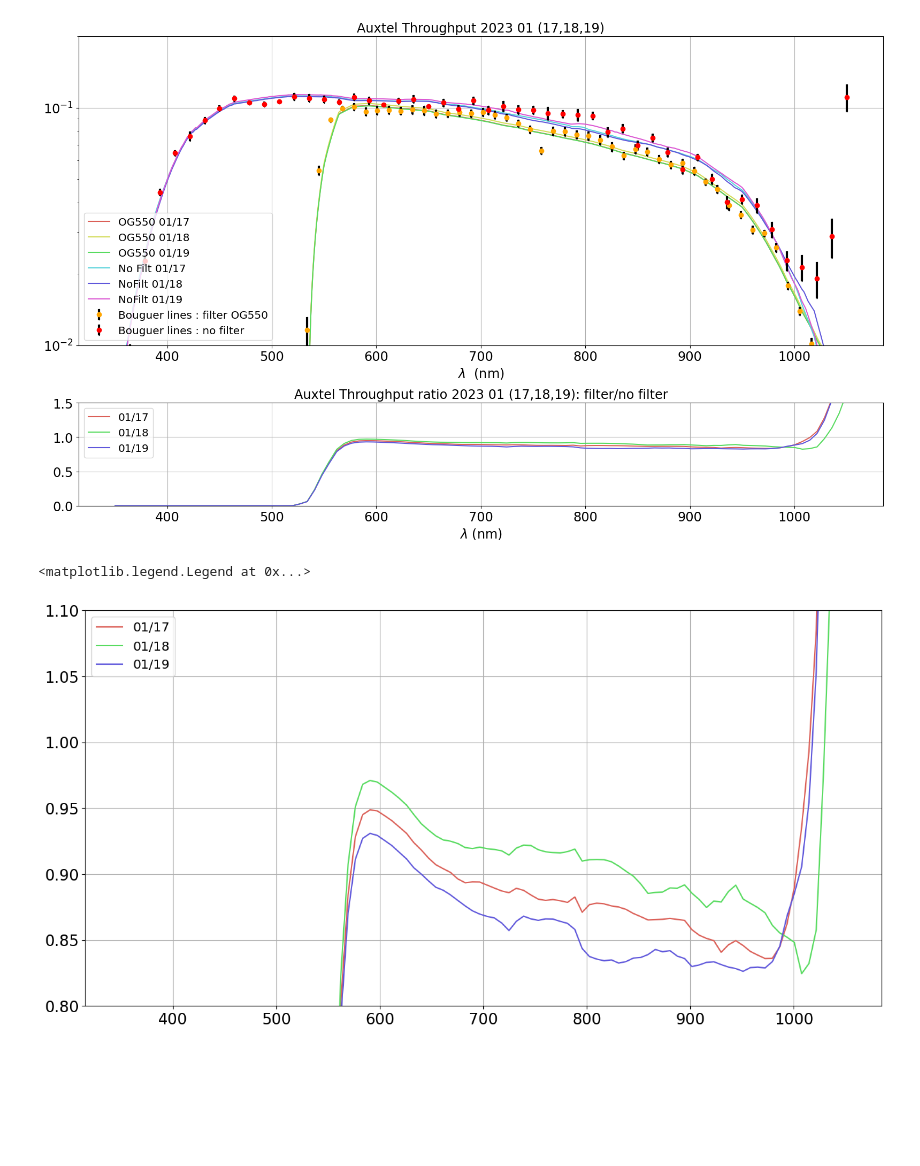
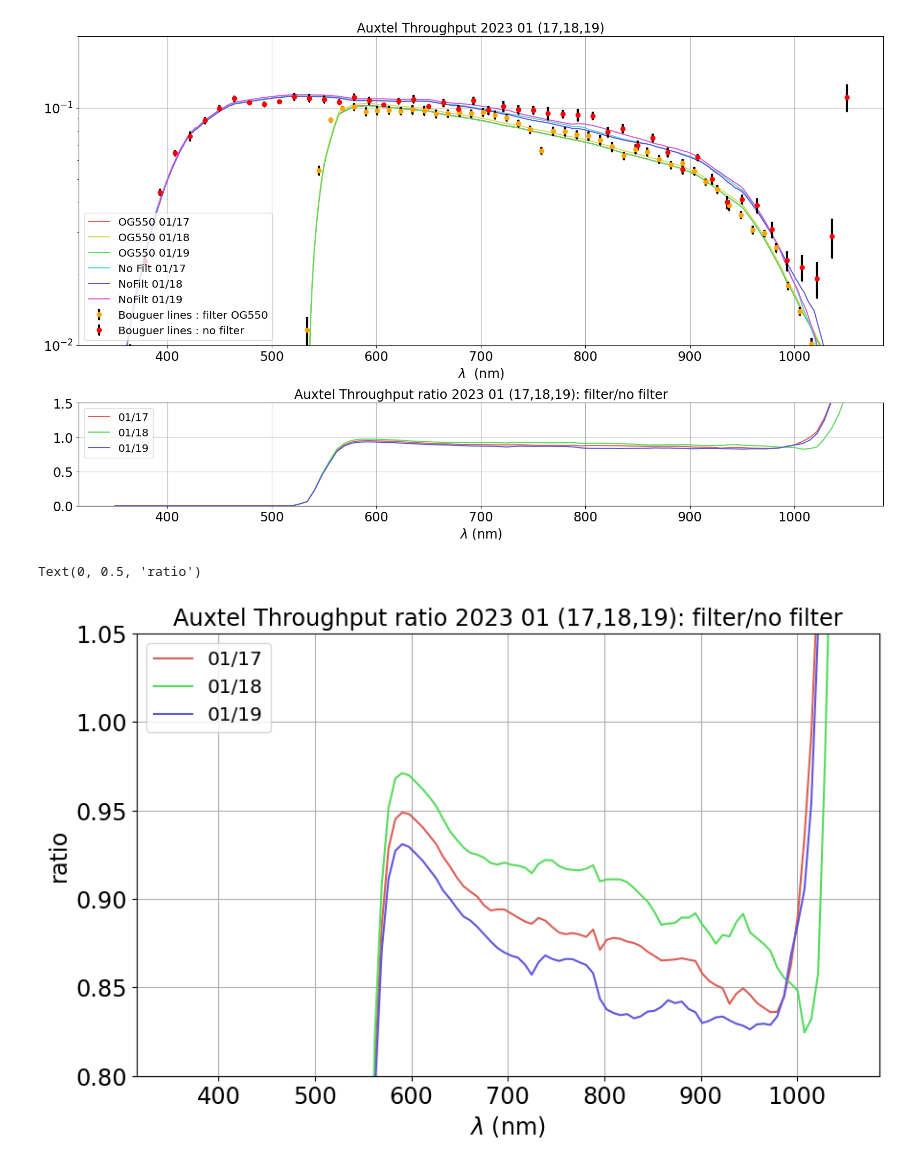
Before and after one commit to sylvielsstfr/AuxTelComm, a Jupyter notebook: notebooks_usdf/FitAtmosphericParameters/202302/CompareThroughputs.ipynb, the cells around one changed output. Cells and saved outputs as stored; diff of their text form; code cells hidden in the pictures; blank space fills up the shorter version.

```diff
--- a/notebooks_usdf/FitAtmosphericParameters/202302/CompareThroughputs.ipynb
+++ b/notebooks_usdf/FitAtmosphericParameters/202302/CompareThroughputs.ipynb
@@ -194,12 +194,18 @@ plt.tight_layout()
 # %% [output]
 [figure]
 # %%
+fig = plt.figure(figsize=(10, 6))
+ax=fig.add_subplot(1,1,1)
+
 hls_colors = sns.color_palette("hls", NDAYS)
 for ii in range(NDAYS):
-    plt.plot(WL,all_ratio[ii],color=hls_colors [ii],label=tag_days[ii])
-plt.ylim(0.8,1.1)
-plt.grid()
-plt.legend()
+    ax.plot(WL,all_ratio[ii],color=hls_colors [ii],label=tag_days[ii])
+ax.set_ylim(0.8,1.05)
+ax.grid()
+ax.legend()
+ax.set_title(f"Auxtel Throughput ratio {DATE}: filter/no filter")
+ax.set_xlabel("$\lambda$ (nm)")
+ax.set_ylabel("ratio")
 # %% [output]
-<matplotlib.legend.Legend at 0x...>
+Text(0, 0.5, 'ratio')
-[figure, old version]
+[figure, new version]
```
